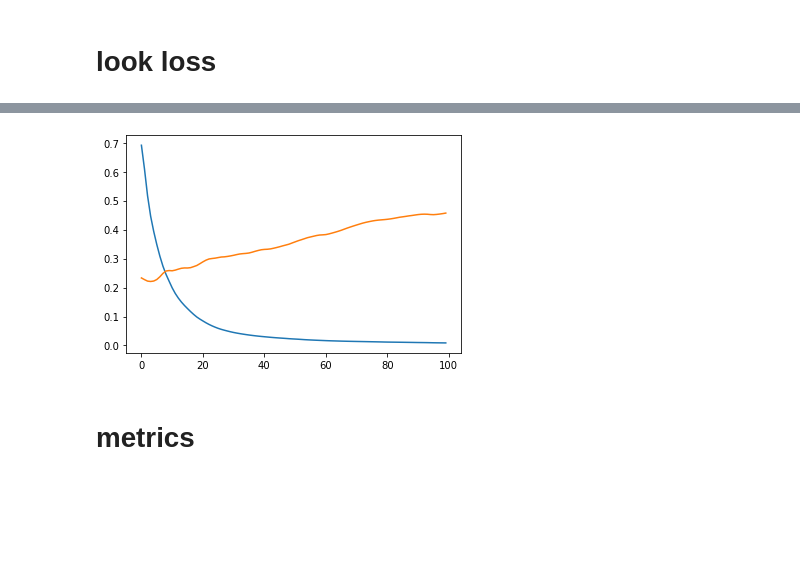
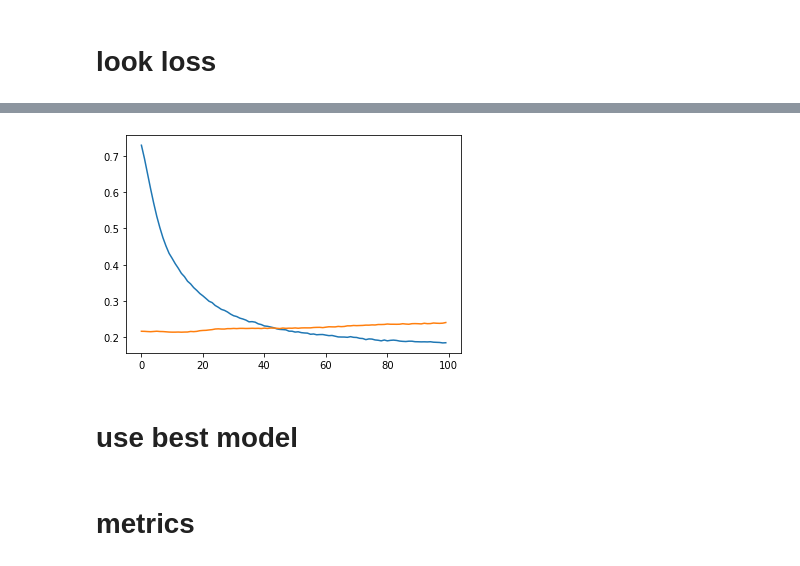
Before and after one commit to skywalker0803r/ESun2021WinterGame, a Jupyter notebook: Proof_of_Concept/研究如何訓練rnn.ipynb, the cells around one changed output, grey strips where cells are left out. Saved outputs shown, nothing was run; the diff lists cells and outputs as text; code cells hidden in the pictures; blank space fills up the shorter version.

Commit message:
train不起來rrr

```diff
--- a/Proof_of_Concept/研究如何訓練rnn.ipynb
+++ b/Proof_of_Concept/研究如何訓練rnn.ipynb
@@ -161,6 +179,7 @@ class R2D2(nn.Module):
   def forward(self,x):
     features =  torch.tanh(self.l1(x)) #將x再經過layer1配激勵函數抽取有用的特徵稱之為features
     logits = self.l2(features) # 將features丟入layer2輸出logits
+    logits = nn.Dropout(p=0.2)(logits) # 防止over fitting
     return torch.softmax(logits,dim=1) # 將logits輸出轉換成機率(softmax)
 rnn = R2D2(X_pca.shape[1],Y.shape[1],Y.shape[1])
 rnn
@@ -211,7 +230,7 @@ def step(idx_list,x,y,model,mode='train'):
             answer.append(shop_tag) # 將shop_tag併入answer
         answer_dict[idx] = answer # 紀錄answer
         loss_dict[idx] = total_loss # 紀錄loss
-        if mode == 'train': # 更新網路參數(如果是訓練模式)
+        if (mode == 'train') & (i%2==0): # 更新網路參數(如果是訓練%%模h式)
             total_loss.backward()# 利用反向傳播算法求梯度
             optimizer.step() # 執行梯度下降更新神經網路參數
             optimizer.zero_grad() # 梯度歸零
@@ -220,6 +239,7 @@ def step(idx_list,x,y,model,mode='train'):
 # look loss
 # %%
 loss_history = {'train':[],'test':[]}
+best_loss = np.inf
 for epoch in tqdm(range(100)):
     # train step
     train_pred,train_loss = step(train_idx,x_train,y_train,rnn,mode='train')
@@ -227,6 +247,10 @@ for epoch in tqdm(range(100)):
     # test step
     test_pred,test_loss = step(test_idx,x_test,y_test,rnn,mode='eval')
     loss_history['test'].append(np.sum(list(test_loss.values())))
+    if loss_history['test'][-1] < best_loss:
+        best_loss = loss_history['test'][-1]
+        best_model = deepcopy(rnn.eval())
+        #print('best model saved')
     # print information
     if epoch % 10 == 0:
         a = epoch
@@ -251 +277,3 @@ epoch:90 train loss:0.010246421210467815 test loss:0.45194557309150696
-[figure, old version]
+[figure, new version]
+# %% [markdown]
+# use best model
```
Also changed, not shown: parts of 9 cells of this notebook, 1 other file.
